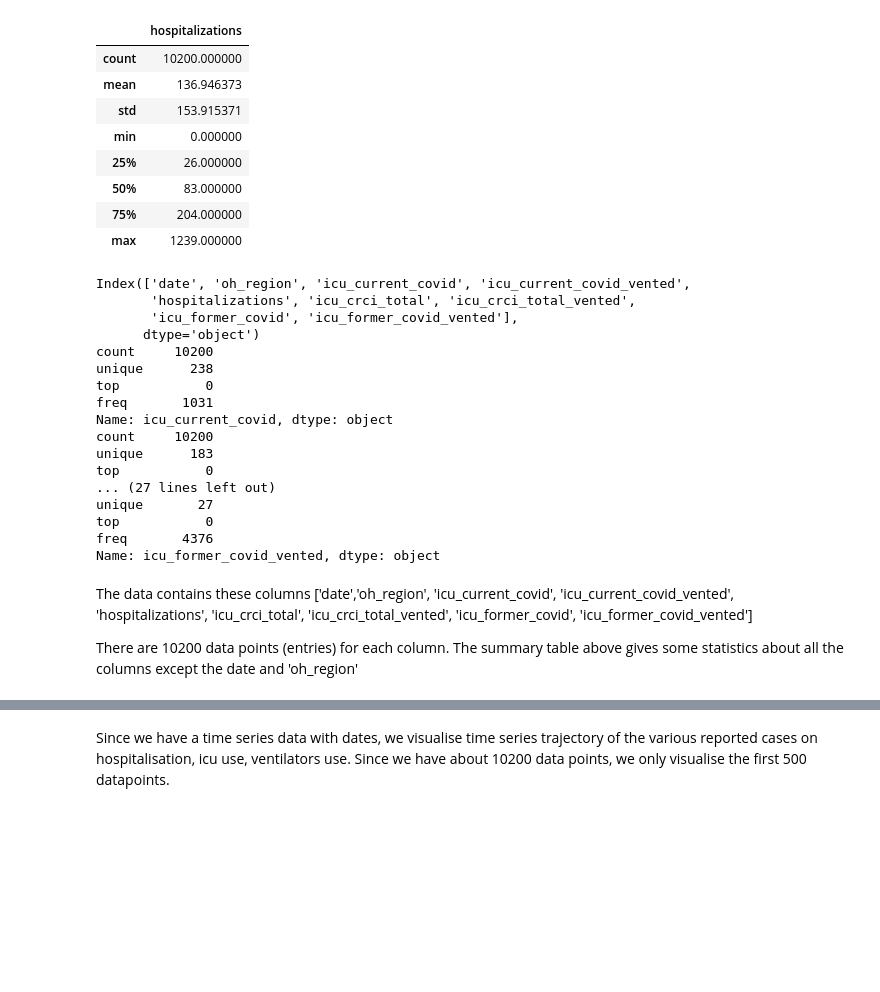
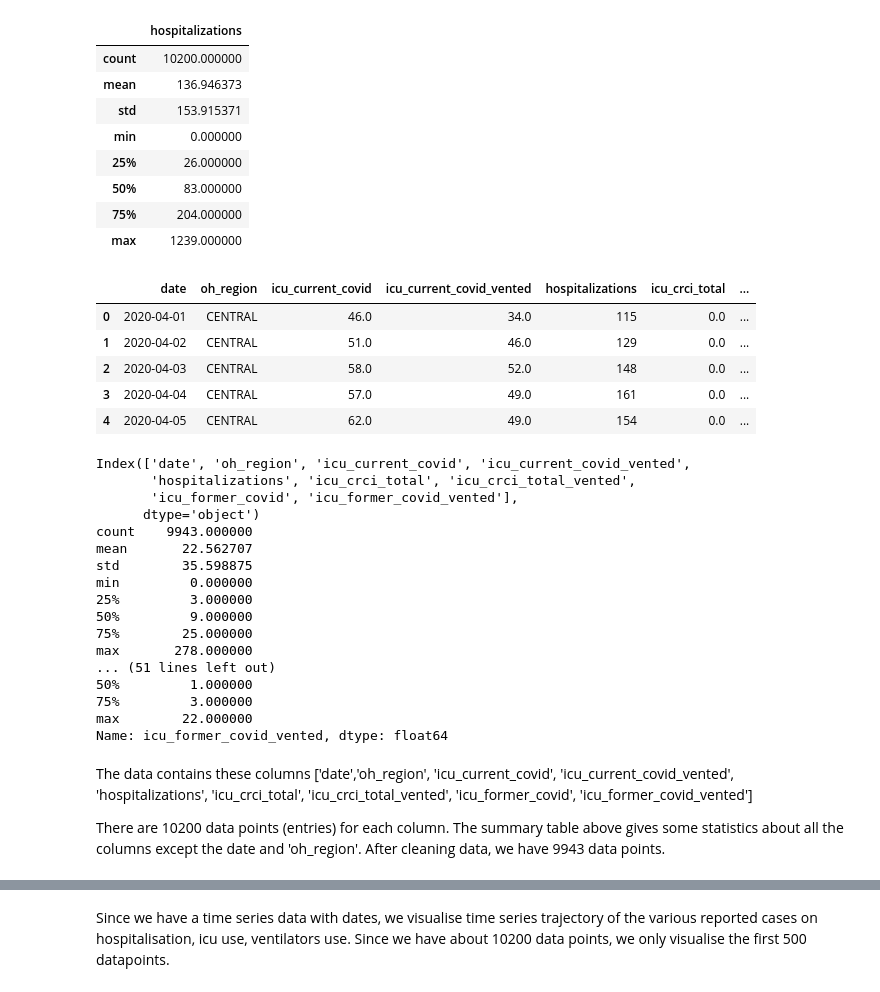
Before and after one commit to SefahF/AI4PH_Data_Versioning_Test, a Jupyter notebook: Assignment.ipynb, the cells around one changed output, grey strips where cells are left out. Drawn from its saved outputs; the diff is of its cells as text; code cells hidden in the pictures; blank space fills up the shorter version.

```diff
--- a/Assignment.ipynb
+++ b/Assignment.ipynb
@@ -27,6 +27,22 @@ data.describe() #for some reason this command gives the summary statistics of ho
 | 50% | 83.000000 |
 | 75% | 204.000000 |
 | max | 1239.000000 |
+# %%
+#We clean the data to remove non numeric entries, NaN, and negative values
+
+for name in data.columns[2:]:
+    data[name] = pd.to_numeric(data[name], errors='coerce')
+
+data = data.dropna()
+
+data.head()
+# %% [output]
+|  | date | oh_region | icu_current_covid | icu_current_covid_vented | hospitalizations | icu_crci_total | ... |
+| 0 | 2020-04-01 | CENTRAL | 46.0 | 34.0 | 115 | 0.0 | ... |
+| 1 | 2020-04-02 | CENTRAL | 51.0 | 46.0 | 129 | 0.0 | ... |
+| 2 | 2020-04-03 | CENTRAL | 58.0 | 52.0 | 148 | 0.0 | ... |
+| 3 | 2020-04-04 | CENTRAL | 57.0 | 49.0 | 161 | 0.0 | ... |
+| 4 | 2020-04-05 | CENTRAL | 62.0 | 49.0 | 154 | 0.0 | ... |
 # %%
 print(data.columns)
 for name in data.columns[2:]:
@@ -36,25 +52,25 @@ Index(['date', 'oh_region', 'icu_current_covid', 'icu_current_covid_vented',
        'hospitalizations', 'icu_crci_total', 'icu_crci_total_vented',
        'icu_former_covid', 'icu_former_covid_vented'],
       dtype='object')
-count     10200
-unique      238
-top           0
-freq       1031
-Name: icu_current_covid, dtype: object
-count     10200
-unique      183
-top           0
-... (27 lines left out)
-unique       27
-top           0
-freq       4376
-Name: icu_former_covid_vented, dtype: object
+count    9943.000000
+mean       22.562707
+std        35.598875
+min         0.000000
+25%         3.000000
+50%         9.000000
+75%        25.000000
+max       278.000000
+... (51 lines left out)
+50%         1.000000
+75%         3.000000
+max        22.000000
+Name: icu_former_covid_vented, dtype: float64
 # %% [markdown]
 The data contains these columns ['date','oh_region', 'icu_current_covid', 'icu_current_covid_vented',
        'hospitalizations', 'icu_crci_total', 'icu_crci_total_vented',
        'icu_former_covid', 'icu_former_covid_vented']
 
-There are 10200 data points (entries) for each column. The summary table above gives some statistics about all the columns except the date and 'oh_region'
+There are 10200 data points (entries) for each column. The summary table above gives some statistics about all the columns except the date and 'oh_region'. After cleaning data, we have 9943 data points.
 # %%
 #We visualize the seven columns
 plt.figure(figsize=(21,15))
```
Also changed, not shown: parts of 4 cells of this notebook.
